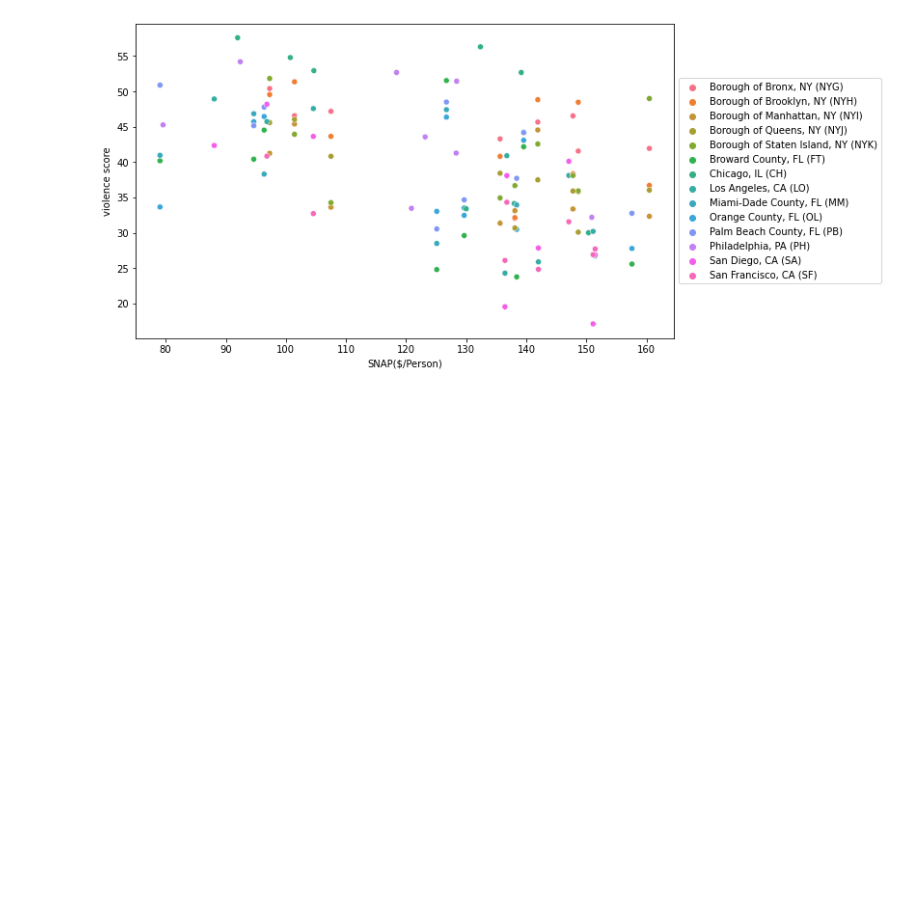
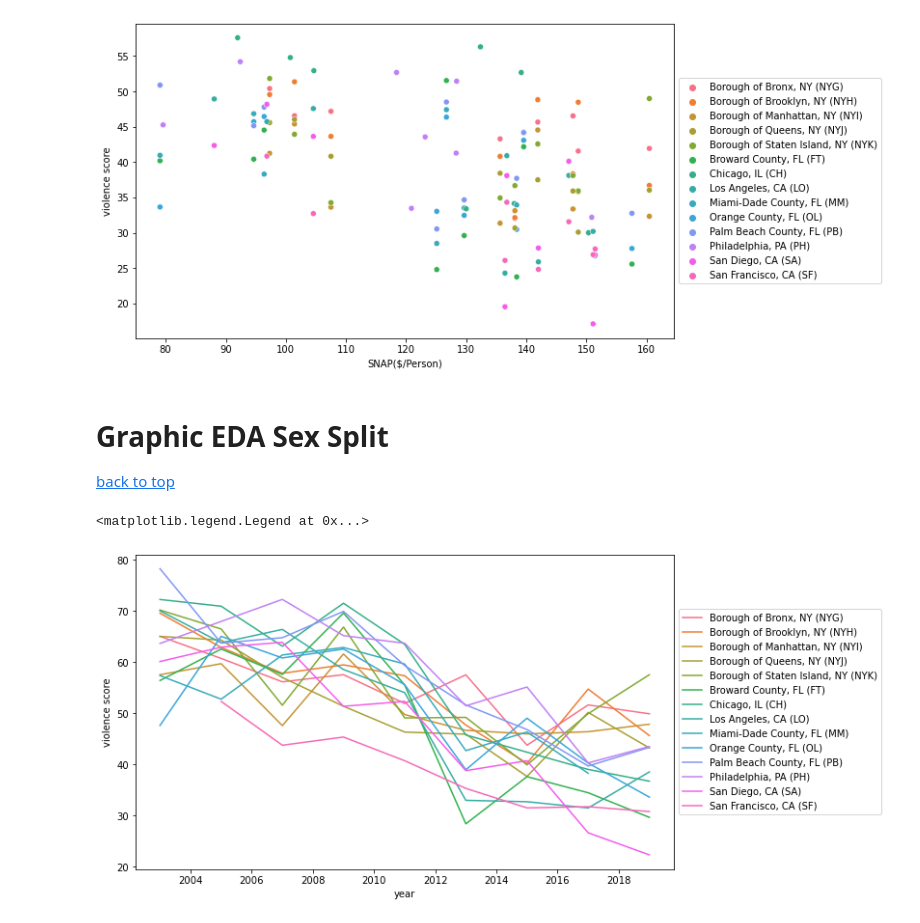
Before and after one commit to brodyee/STATS501_project, a Jupyter notebook: code/DataCleaning&EDA.ipynb, the cells around one changed output. Saved outputs shown, nothing was run; the diff lists cells and outputs as text; code cells hidden in the pictures; blank space fills up the shorter version.

Commit message:
split on sex, and saved data with quick eda

```diff
--- a/code/DataCleaning&EDA.ipynb
+++ b/code/DataCleaning&EDA.ipynb
@@ -374,0 +429,2 @@ vioMode = (vioResponceMode.reset_index()
+# %%
+demoDat.sex = demoDat.sex.replace({1 : "Female", 2 : "Male"})
@@ -374,0 +445,2 @@ vioMode = (vioResponceMode.reset_index()
+# %%
+qDat["sex"] = demoDat.sex
@@ -374,0 +488,17 @@ vioMode = (vioResponceMode.reset_index()
+# %%
+vioResponceKNN = pd.DataFrame(knnImpuSexSpl[violenceqs].reset_index()
+                                              .groupby(["year", "sitename", "sex"])
+                                              .apply(lambda x : violenceScore(x.iloc[:,3:])))
+vioResponceKNN.columns = ["violence score"]
+vioResponceMean = pd.DataFrame(meanImpuSexSpl[violenceqs].reset_index()
+                                                   .groupby(["year", "sitename", "sex"])
+                                                   .apply(lambda x : violenceScore(x.iloc[:,3:])))
+vioResponceMean.columns = ["violence score"]
+vioResponceMed = pd.DataFrame(medianImpuSexSpl[violenceqs].reset_index()
+                                                    .groupby(["year", "sitename", "sex"])
+                                                    .apply(lambda x : violenceScore(x.iloc[:,3:])))
+vioResponceMed.columns = ["violence score"]
+vioResponceMode = pd.DataFrame(modeImpuSexSpl[violenceqs].reset_index()
+                                                   .groupby(["year", "sitename", "sex"])
+                                                   .apply(lambda x : violenceScore(x.iloc[:,3:])))
+vioResponceMode.columns = ["violence score"]
@@ -455,3 +617,28 @@ plt.legend(loc='center left', bbox_to_anchor=(1, 0.5))
 # %% [output]
 <matplotlib.legend.Legend at 0x...>
 [figure]
+# %% [markdown]
+# Graphic EDA Sex Split
+[back to top](#Table-of-Contents)
+# %%
+dropCols = ["Year",
+            "State / County Name",
+            "Ages 5 to 17 in Families SAIPE Poverty Universe",
+            "Ages 5 to 17 in Families in Poverty Count",
+            "Ages 5 to 17 in Families in Poverty Percent",
+            "All Ages in Poverty Count",
+            "All Ages SAIPE Poverty Universe",
+            "Under Age 18 SAIPE Poverty Universe",
+            "Under Age 18 in Poverty Count"]
+
+vioRespKnn = vioResponceKNN.reset_index().merge(dat2.reset_index(),
+                                   how='inner',
+                                   left_on=["year", "sitename"],
+                                   right_on=["Year", "State / County Name"]).drop(dropCols, axis=1)
+# %%
+plt.figure(figsize=(10, 6))
+sns.lineplot(x="year", y="violence score", hue="sitename", data=vioRespKnn[vioRespKnn.sex == "Male"])
+plt.legend(loc='center left', bbox_to_anchor=(1, 0.5))
+# %% [output]
+<matplotlib.legend.Legend at 0x...>
+[figure, added]
```
Also changed, not shown: parts of 23 cells of this notebook, 4 other files.
